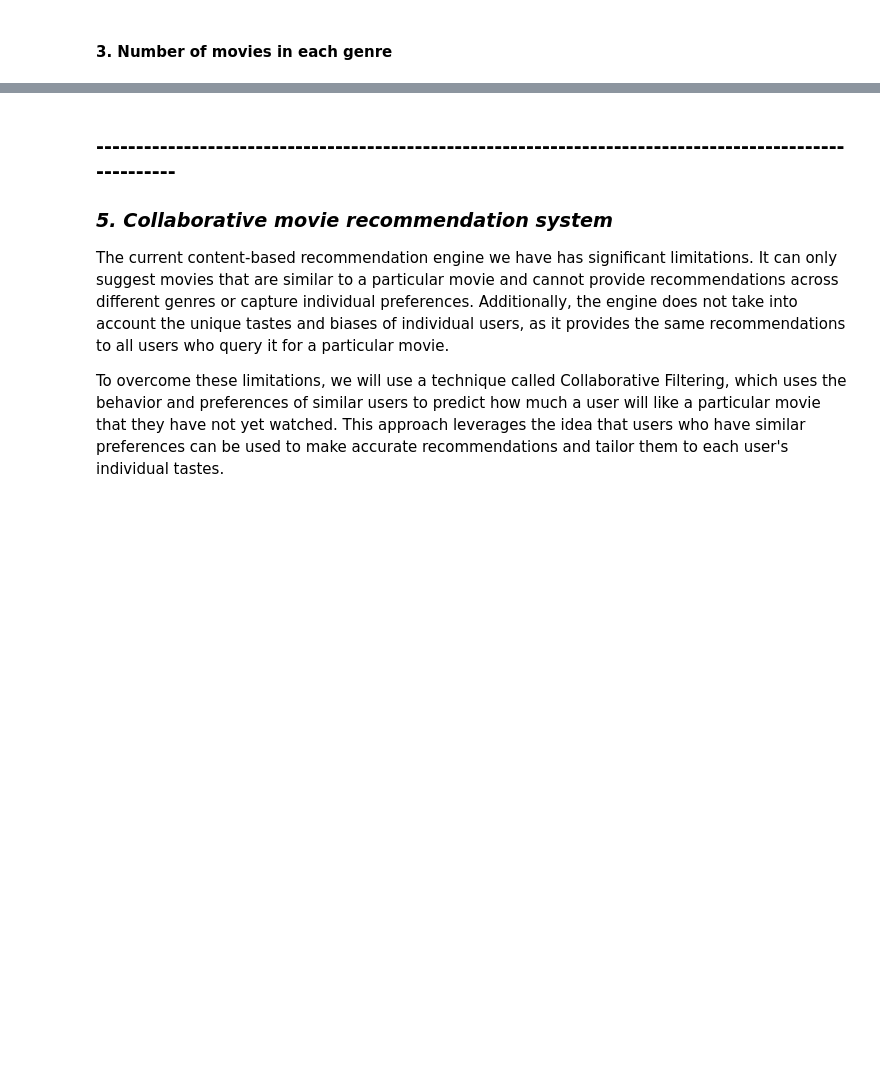
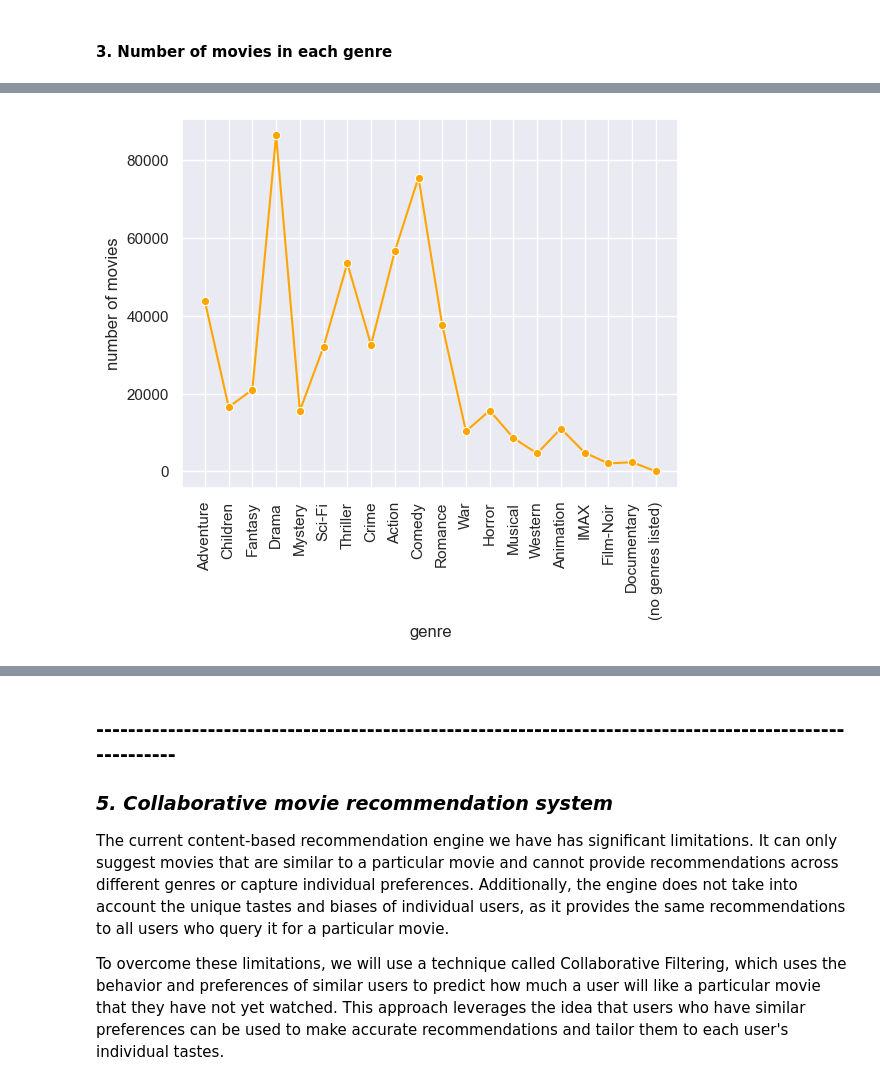
Before and after one commit to revabharara/Movie-Recommendation-System, a Jupyter notebook: Collaborative filtering based movie recommendation system.ipynb, the cells around one changed output, grey strips where cells are left out. Drawn from its saved outputs; the diff is of its cells as text; code cells hidden in the pictures; blank space fills up the shorter version.

```diff
--- a/Collaborative filtering based movie recommendation system.ipynb
+++ b/Collaborative filtering based movie recommendation system.ipynb
@@ -171,2 +293,11 @@ dtype: int64
 # %% [markdown]
 #### 3. Number of movies in each genre
+# %%
+genre_movie_count=[]
+for genre in genres:
+    movie_count=df_final.loc[df_final[genre]==1]['movieId'].count()
+    genre_movie_count.append(movie_count)
+
+# converting the dict into dataframe
+df_movie_count=pd.DataFrame({'genre':genres,'number of movies':genre_movie_count})
+df_movie_count.sort_values('number of movies', ascending=False)
@@ -172,0 +322,6 @@ dtype: int64
+# %%
+sns.lineplot(x='genre', y='number of movies', data=df_movie_count, marker='o', color='orange')
+plt.xticks(rotation=90)
+plt.show()
+# %% [output]
+[figure, added]
```
Also changed, not shown: parts of 25 cells of this notebook.
